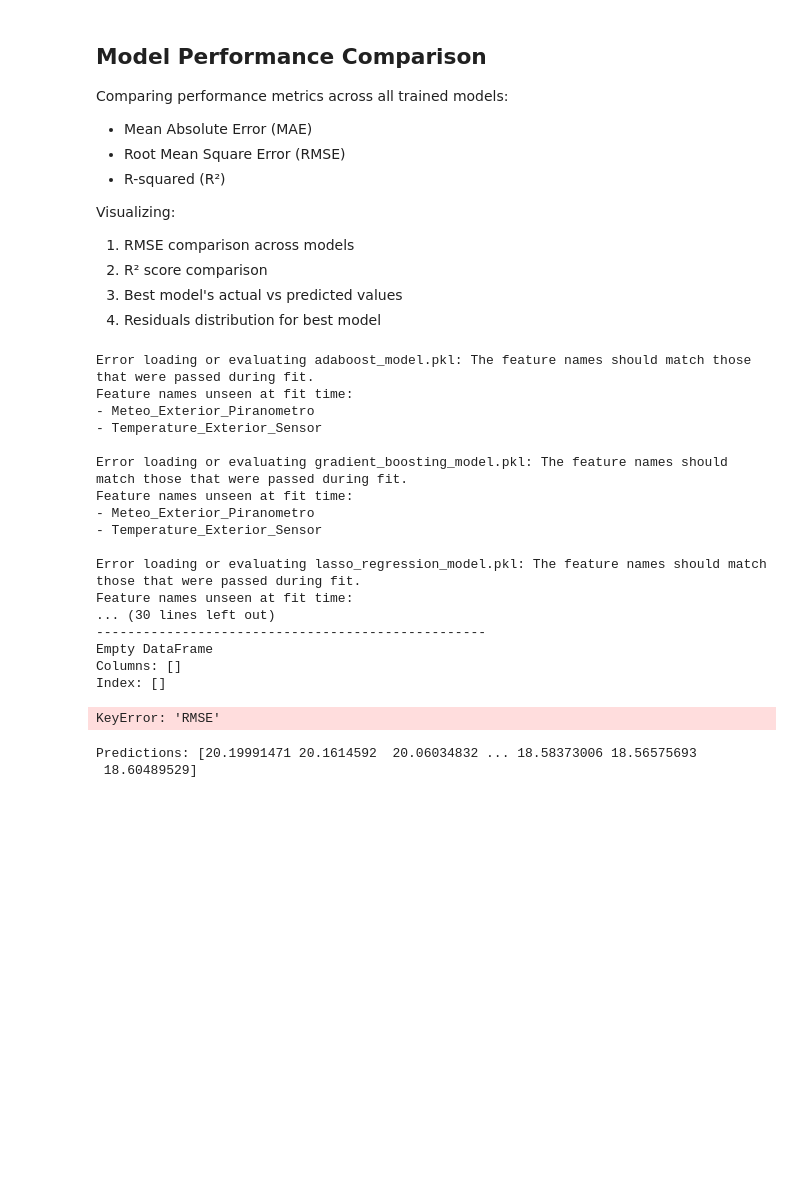
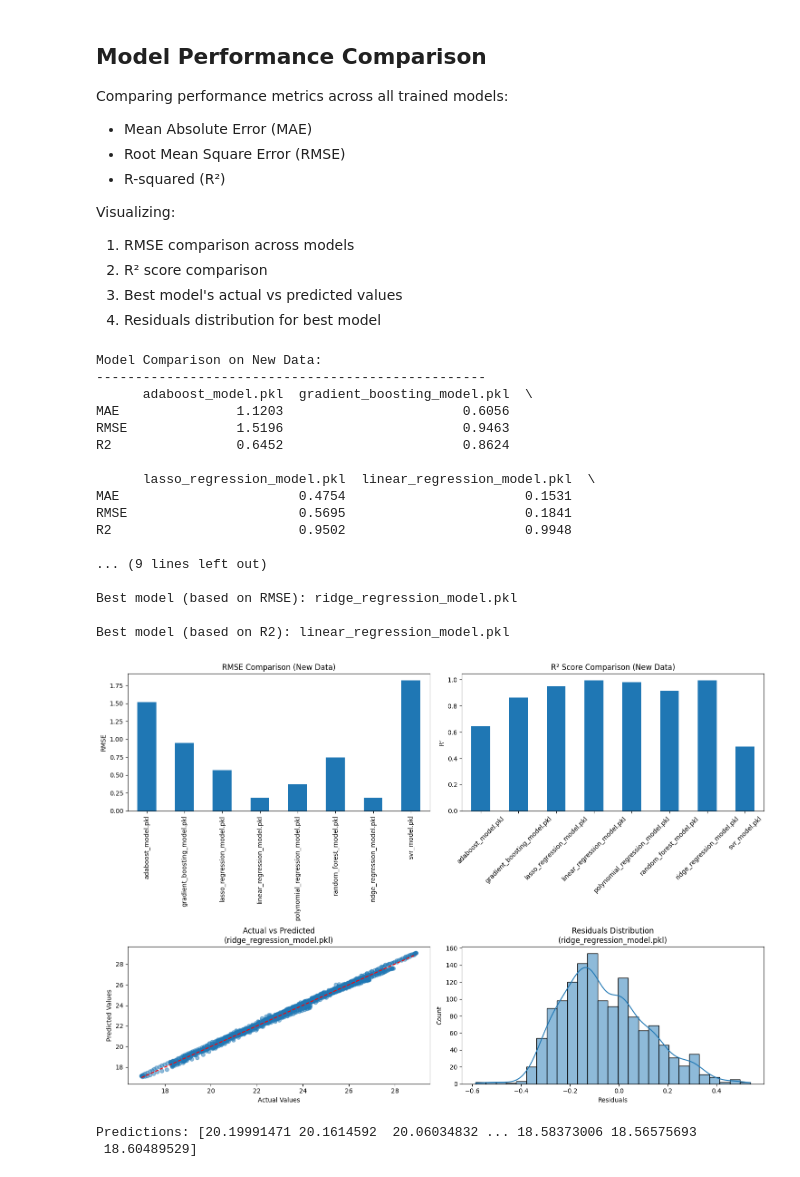
Before and after one commit to codesob/sml2010, a Jupyter notebook: cw.ipynb, the cells around one changed output. Saved outputs shown, nothing was run; the diff lists cells and outputs as text; code cells hidden in the pictures; blank space fills up the shorter version.

```diff
--- a/cw.ipynb
+++ b/cw.ipynb
@@ -28,9 +28,9 @@ from data_loader import load_df2
 X_new = load_df2()
 
 feature_columns = [
-    'Temperature_Habitacion_Sensor', 'Weather_Temperature','Temperature_Exterior_Sensor',
+    'Temperature_Habitacion_Sensor', 'Weather_Temperature',
     'CO2_Comedor_Sensor', 'Humedad_Comedor_Sensor',
-    'Lighting_Comedor_Sensor','Meteo_Exterior_Piranometro','Hour', 'Month', 'Day_Of_Week'
+    'Lighting_Comedor_Sensor','Hour', 'Month', 'Day_Of_Week'
 ]
 target_column = 'Temperature_Comedor_Sensor'
 
@@ -97,49 +97,49 @@ plt.ylabel('RMSE')
 
 # 2. Bar plot for R2
 plt.subplot(2, 2, 2)
 metrics_df.loc['R2'].plot(kind='bar')
 plt.title('R² Score Comparison (New Data)')
 plt.xticks(rotation=45)
 plt.ylabel('R²')
 
 # 3. Actual vs Predicted for best model
 plt.subplot(2, 2, 3)
 best_predictions = model_performances[best_model_file]['Predictions']
 plt.scatter(X_new[target_column], best_predictions, alpha=0.5)
 plt.plot([X_new[target_column].min(), X_new[target_column].max()],
          [X_new[target_column].min(), X_new[target_column].max()], 'r--')
 plt.title(f'Actual vs Predicted\n({best_model_file})')
 plt.xlabel('Actual Values')
 plt.ylabel('Predicted Values')
 
 # 4. Residuals plot for best model
 plt.subplot(2, 2, 4)
 residuals = X_new[target_column] - best_predictions
 sns.histplot(residuals, kde=True)
 plt.title(f'Residuals Distribution\n({best_model_file})')
 plt.xlabel('Residuals')
 
 plt.tight_layout()
 plt.show()
 # %% [output]
-Error loading or evaluating adaboost_model.pkl: The feature names should match those that were passed during fit.
-Feature names unseen at fit time:
-- Meteo_Exterior_Piranometro
-- Temperature_Exterior_Sensor
+Model Comparison on New Data:
+--------------------------------------------------
+      adaboost_model.pkl  gradient_boosting_model.pkl  \
+MAE               1.1203                       0.6056
+RMSE              1.5196                       0.9463
+R2                0.6452                       0.8624
 
-Error loading or evaluating gradient_boosting_model.pkl: The feature names should match those that were passed during fit.
-Feature names unseen at fit time:
-- Meteo_Exterior_Piranometro
-- Temperature_Exterior_Sensor
+      lasso_regression_model.pkl  linear_regression_model.pkl  \
+MAE                       0.4754                       0.1531
+RMSE                      0.5695                       0.1841
+R2                        0.9502                       0.9948
 
-Error loading or evaluating lasso_regression_model.pkl: The feature names should match those that were passed during fit.
-Feature names unseen at fit time:
-... (30 lines left out)
---------------------------------------------------
-Empty DataFrame
-Columns: []
-Index: []
+... (9 lines left out)
+
+Best model (based on RMSE): ridge_regression_model.pkl
+
+Best model (based on R2): linear_regression_model.pkl
-KeyError: 'RMSE'
+[figure, added]
 # %%
 import pandas as pd
 import joblib
```
Also changed, not shown: 1 other file.
